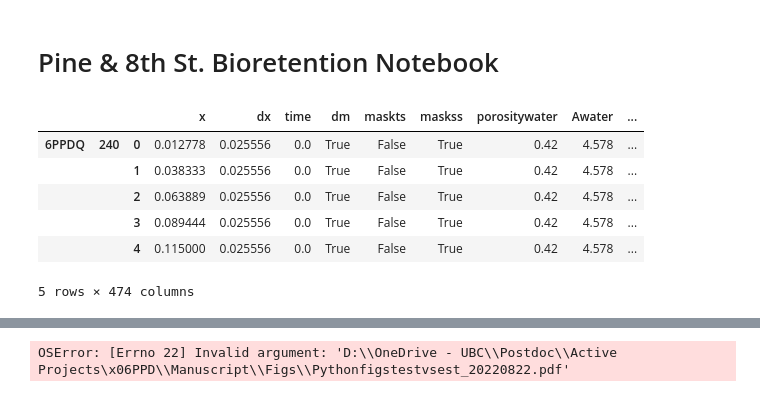
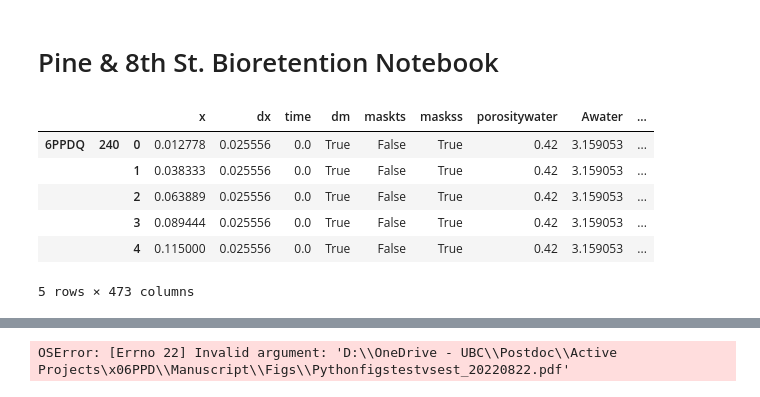
Before and after one commit to tfmrodge/SubsurfaceSinks, a Jupyter notebook: Pine & 8th BC Plotting.ipynb, the cells around one changed output, grey strips where cells are left out. Drawn from its saved outputs; the diff is of its cells as text; code cells hidden in the pictures.

```diff
--- a/Pine & 8th BC Plotting.ipynb
+++ b/Pine & 8th BC Plotting.ipynb
@@ -14,25 +14,25 @@ from BioretentionBlues import BCBlues
 # %%
 #Import the res file, load the others
 numc = ['water', 'subsoil','rootbody', 'rootxylem', 'rootcyl','shoots', 'air','pond']
 #locsumm = pd.read_excel('inputfiles/QuebecSt_TreeTrench.xlsx',index_col = 0)
 locsumm = pd.read_excel('inputfiles/Pine8th_BC.xlsx',index_col = 0)
 chemsumm = pd.read_excel('inputfiles/PPD_CHEMSUMM.xlsx',index_col = 0)
 #chemsumm = pd.read_excel('inputfiles/Kortright_ALL_CHEMSUMM.xlsx',index_col = 0)
 params = pd.read_excel('inputfiles/params_Pine8th.xlsx',index_col = 0)
 pp = None
 fpath = 'D:/GitHub/Vancouver_BC_Modeling/Pickles/'
-#res = pd.read_pickle(fpath+'6PPDQ_spiketest.pkl')
-res = pd.read_pickle(fpath+'6PPDQ_simstorm.pkl')
+res = pd.read_pickle(fpath+'6PPDQ_spiketest.pkl')
+#res = pd.read_pickle(fpath+'6PPDQ_simstorm.pkl')
 #res = pd.read_pickle(fpath+'/pickles/outputtest.pkl')
 res.head()
 # %% [output]
 |  |  |  | x | dx | time | dm | maskts | maskss | porositywater | Awater | ... |
-| 6PPDQ | 240 | 0 | 0.012778 | 0.025556 | 0.0 | True | False | True | 0.42 | 4.578 | ... |
-|  |  | 1 | 0.038333 | 0.025556 | 0.0 | True | False | True | 0.42 | 4.578 | ... |
-|  |  | 2 | 0.063889 | 0.025556 | 0.0 | True | False | True | 0.42 | 4.578 | ... |
-|  |  | 3 | 0.089444 | 0.025556 | 0.0 | True | False | True | 0.42 | 4.578 | ... |
-|  |  | 4 | 0.115000 | 0.025556 | 0.0 | True | False | True | 0.42 | 4.578 | ... |
+| 6PPDQ | 240 | 0 | 0.012778 | 0.025556 | 0.0 | True | False | True | 0.42 | 3.159053 | ... |
+|  |  | 1 | 0.038333 | 0.025556 | 0.0 | True | False | True | 0.42 | 3.159053 | ... |
+|  |  | 2 | 0.063889 | 0.025556 | 0.0 | True | False | True | 0.42 | 3.159053 | ... |
+|  |  | 3 | 0.089444 | 0.025556 | 0.0 | True | False | True | 0.42 | 3.159053 | ... |
+|  |  | 4 | 0.115000 | 0.025556 | 0.0 | True | False | True | 0.42 | 3.159053 | ... |
-5 rows × 474 columns
+5 rows × 473 columns
 # %%
 #Calculate the masses
 timeseries = pd.read_excel('inputfiles/timeseries_Pine8th.xlsx')
```
Also changed, not shown: parts of 8 cells of this notebook, 17 other files.
